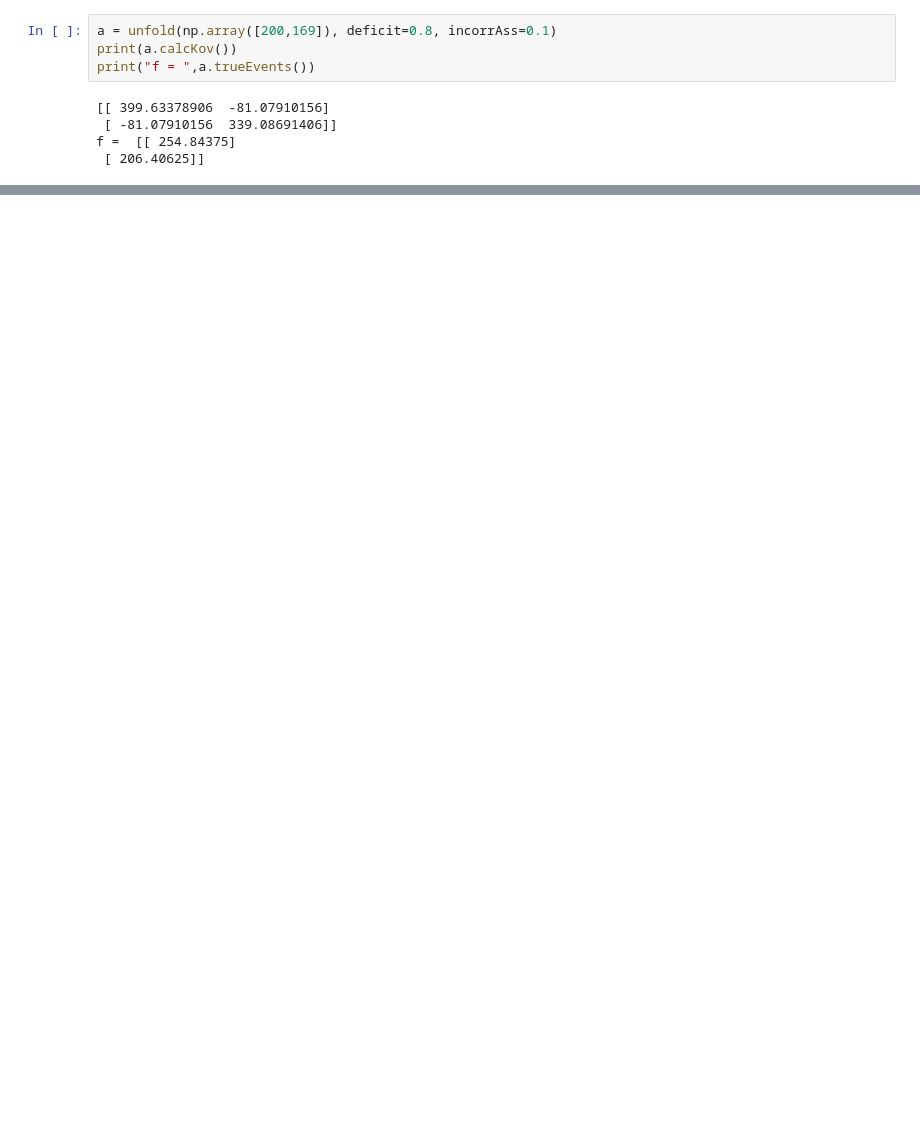
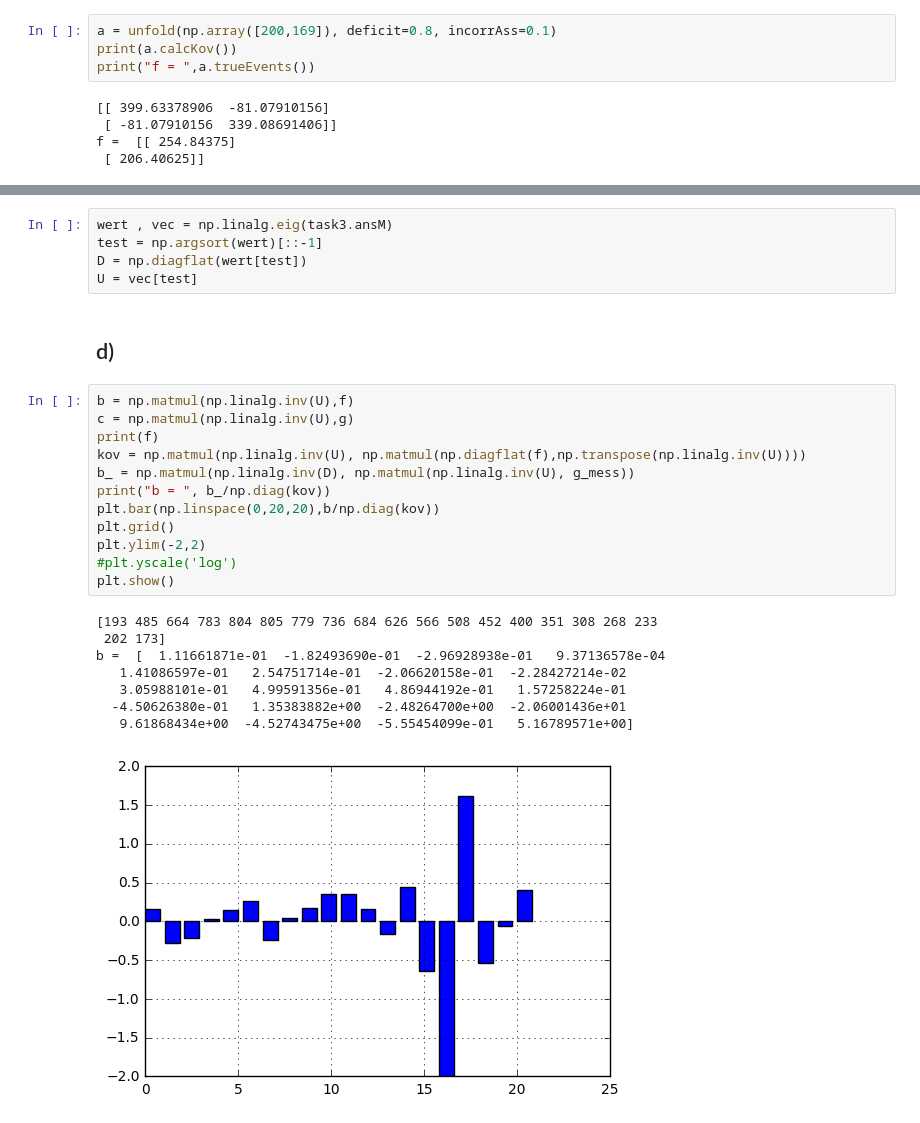
Before and after one commit to phlipo95/SMD, a Jupyter notebook: 11-01.02.2017/Python/Untitled.ipynb, the cells around one changed output, grey strips where cells are left out. Saved outputs shown, nothing was run; the diff lists cells and outputs as text; blank space fills up the shorter version.

```diff
--- a/11-01.02.2017/Python/Untitled.ipynb
+++ b/11-01.02.2017/Python/Untitled.ipynb
@@ -50,0 +94,28 @@ f =  [[ 262.91666667]
+# %%
+wert , vec = np.linalg.eig(task3.ansM)
+test = np.argsort(wert)[::-1]
+D = np.diagflat(wert[test])
+U = vec[test]
+# %% [markdown]
+## d)
+# %%
+b = np.matmul(np.linalg.inv(U),f)
+c = np.matmul(np.linalg.inv(U),g)
+print(f)
+kov = np.matmul(np.linalg.inv(U), np.matmul(np.diagflat(f),np.transpose(np.linalg.inv(U))))
+b_ = np.matmul(np.linalg.inv(D), np.matmul(np.linalg.inv(U), g_mess))
+print("b = ", b_/np.diag(kov))
+plt.bar(np.linspace(0,20,20),b/np.diag(kov))
+plt.grid()
+plt.ylim(-2,2)
+#plt.yscale('log')
+plt.show()
+# %% [output]
+[193 485 664 783 804 805 779 736 684 626 566 508 452 400 351 308 268 233
+ 202 173]
+b =  [  1.11661871e-01  -1.82493690e-01  -2.96928938e-01   9.37136578e-04
+   1.41086597e-01   2.54751714e-01  -2.06620158e-01  -2.28427214e-02
+   3.05988101e-01   4.99591356e-01   4.86944192e-01   1.57258224e-01
+  -4.50626380e-01   1.35383882e+00  -2.48264700e+00  -2.06001436e+01
+   9.61868434e+00  -4.52743475e+00  -5.55454099e-01   5.16789571e+00]
+[figure, added]
```
Also changed, not shown: parts of 8 cells of this notebook, 4 other files.
